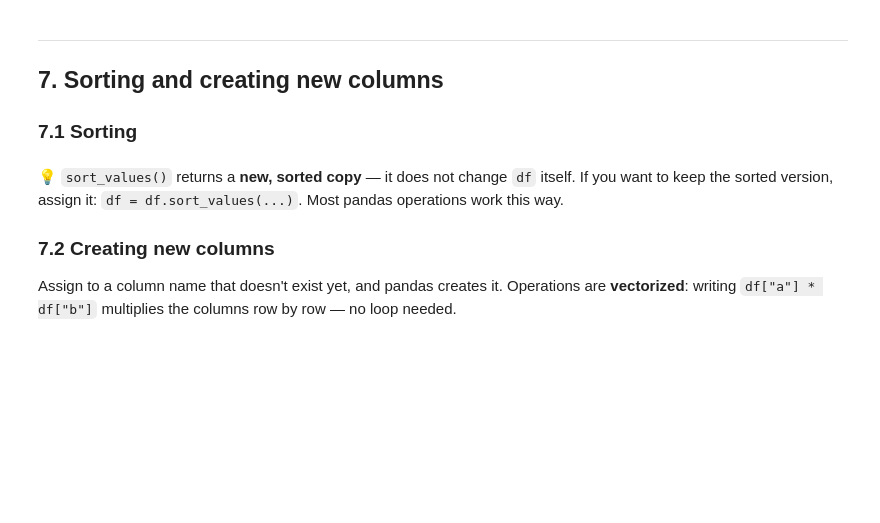
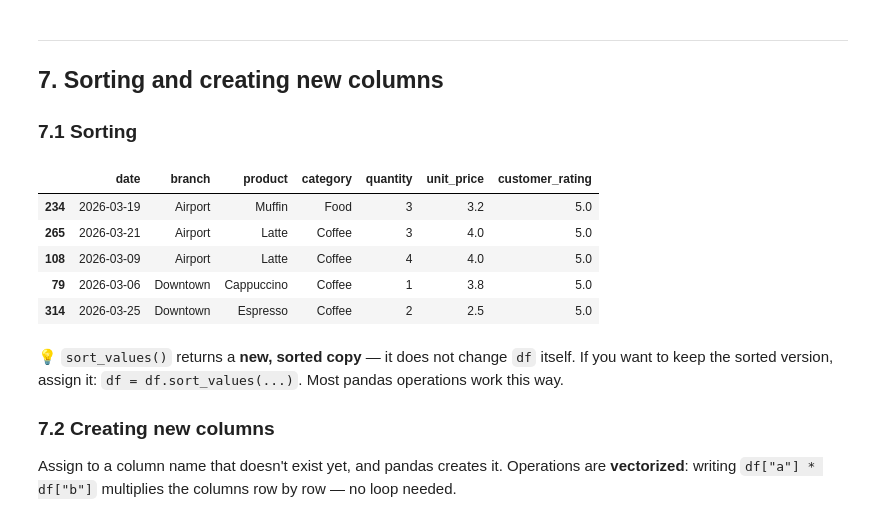
Before and after one commit to Lifa-Fanseka/Introduction-to-Data-Analysis, a Jupyter notebook: intro_data_analysis_pandas.ipynb, the cells around one changed output. Cells and saved outputs as stored; diff of their text form; code cells hidden in the pictures; blank space fills up the shorter version.

```diff
--- a/intro_data_analysis_pandas.ipynb
+++ b/intro_data_analysis_pandas.ipynb
@@ -320,6 +539,15 @@ df.iloc[0:3, 0:4]  # first 3 rows, first 4 columns, purely by position
 ### 7.1 Sorting
 # %%
 df.sort_values("customer_rating", ascending=False).head()  # best-rated sales first
+# %%
+df.sort_values("customer_rating", ascending=False).head()
+# %% [output]
+|  | date | branch | product | category | quantity | unit_price | customer_rating |
+| 234 | 2026-03-19 | Airport | Muffin | Food | 3 | 3.2 | 5.0 |
+| 265 | 2026-03-21 | Airport | Latte | Coffee | 3 | 4.0 | 5.0 |
+| 108 | 2026-03-09 | Airport | Latte | Coffee | 4 | 4.0 | 5.0 |
+| 79 | 2026-03-06 | Downtown | Cappuccino | Coffee | 1 | 3.8 | 5.0 |
+| 314 | 2026-03-25 | Downtown | Espresso | Coffee | 2 | 2.5 | 5.0 |
 # %%
 # Sort by several columns: branch A->Z, then quantity high->low within each branch
 df.sort_values(["branch", "quantity"], ascending=[True, False]).head()
```
Also changed, not shown: parts of 40 cells of this notebook.
